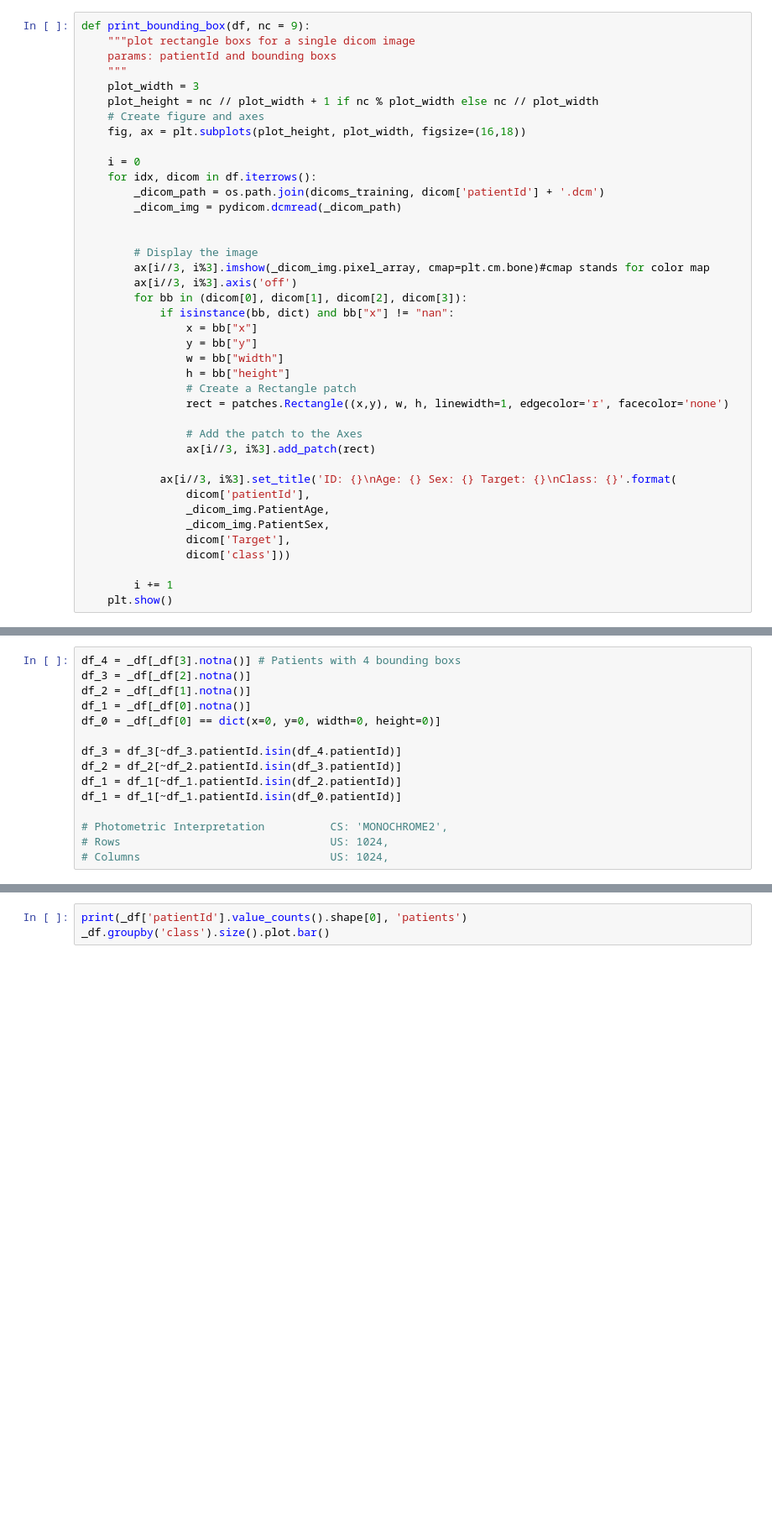
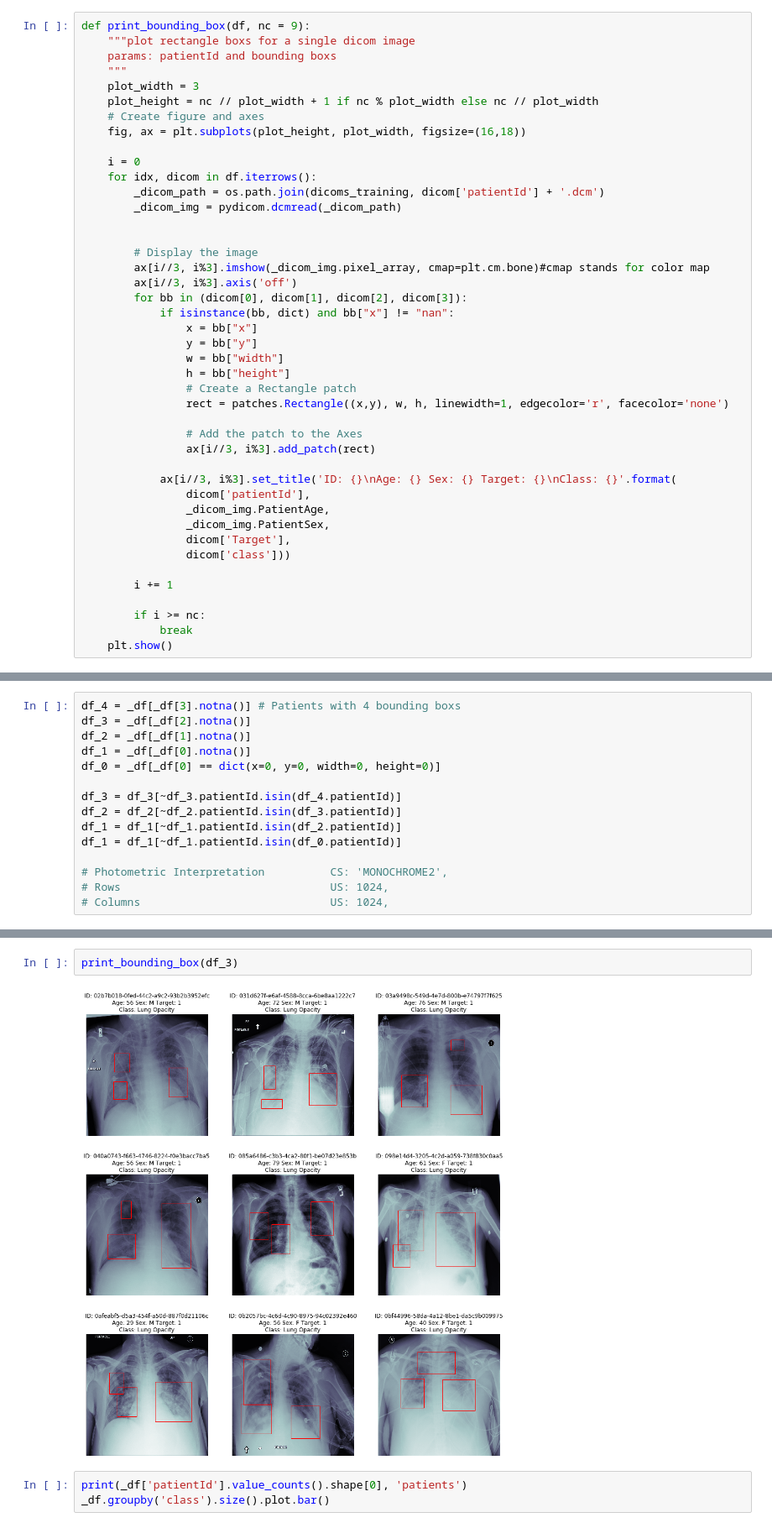
Before and after one commit to cubricmms/ProjectPneumonia, a Jupyter notebook: pneumonia.ipynb, the cells around one changed output, grey strips where cells are left out. Shown at 84% size. Saved outputs shown, nothing was run; the diff lists cells and outputs as text; blank space fills up the shorter version.

```diff
--- a/pneumonia.ipynb
+++ b/pneumonia.ipynb
@@ -140,6 +140,9 @@ def print_bounding_box(df, nc = 9):
                 dicom['class']))
 
         i += 1
+
+        if i >= nc:
+            break
     plt.show()
 # %% [markdown]
 ## Get some samples of bb(bounding boxs) of 1, 2, 3, 4
@@ -176,5 +179,9 @@ print_bounding_box(df_4.head(9))
 # %% [output]
 [figure]
+# %%
+print_bounding_box(df_3)
+# %% [output]
+[figure, added]
 # %%
 print(_df['patientId'].value_counts().shape[0], 'patients')
 _df.groupby('class').size().plot.bar()
```
Also changed, not shown: parts of 4 cells of this notebook, 1 other file.
